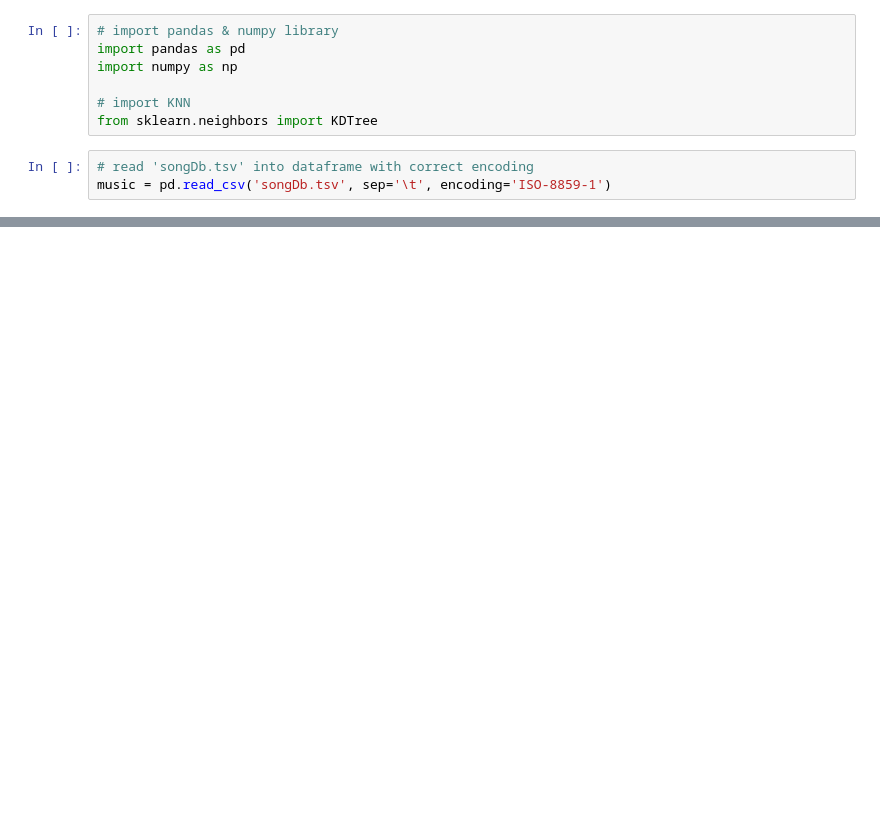
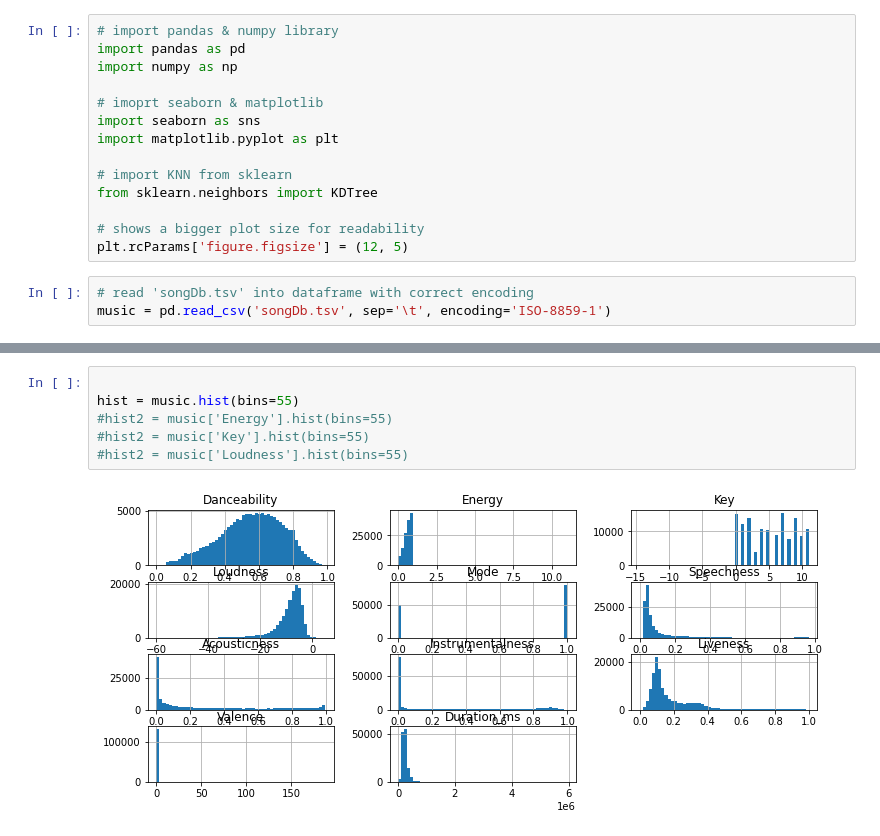
Before and after one commit to COGS118A/Group010-Sp22, a Jupyter notebook: model_test/model_tests.ipynb, the cells around one changed output, grey strips where cells are left out. Saved outputs shown, nothing was run; the diff lists cells and outputs as text; blank space fills up the shorter version.

```diff
--- a/model_test/model_tests.ipynb
+++ b/model_test/model_tests.ipynb
@@ -5,8 +5,15 @@ Testing models
 import pandas as pd
 import numpy as np
 
-# import KNN
+# imoprt seaborn & matplotlib
+import seaborn as sns
+import matplotlib.pyplot as plt
+
+# import KNN from sklearn
 from sklearn.neighbors import KDTree
+
+# shows a bigger plot size for readability
+plt.rcParams['figure.figsize'] = (12, 5)
 # %%
 # read 'songDb.tsv' into dataframe with correct encoding
 music = pd.read_csv('songDb.tsv', sep='\t', encoding='ISO-8859-1')
@@ -28,0 +45,8 @@ music
+# %%
+
+hist = music.hist(bins=55)
+#hist2 = music['Energy'].hist(bins=55)
+#hist2 = music['Key'].hist(bins=55)
+#hist2 = music['Loudness'].hist(bins=55)
+# %% [output]
+[figure, added]
```
Also changed, not shown: parts of 4 cells of this notebook, 1 other file.
